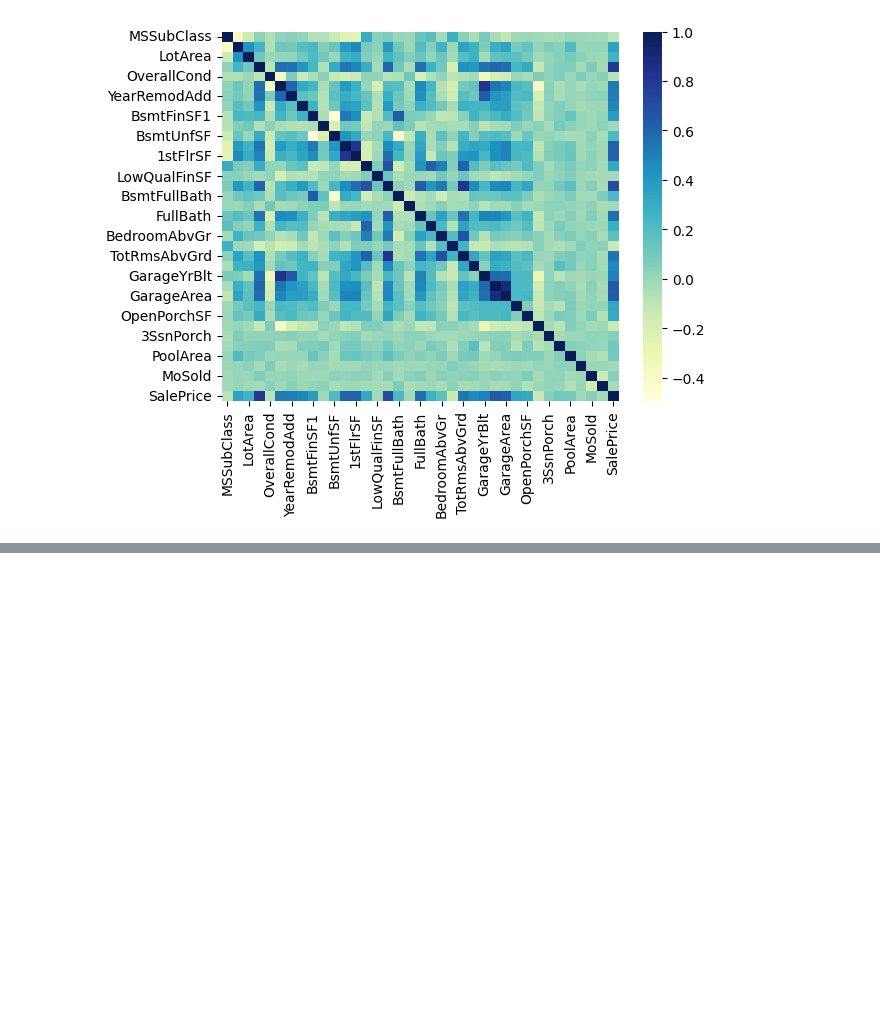
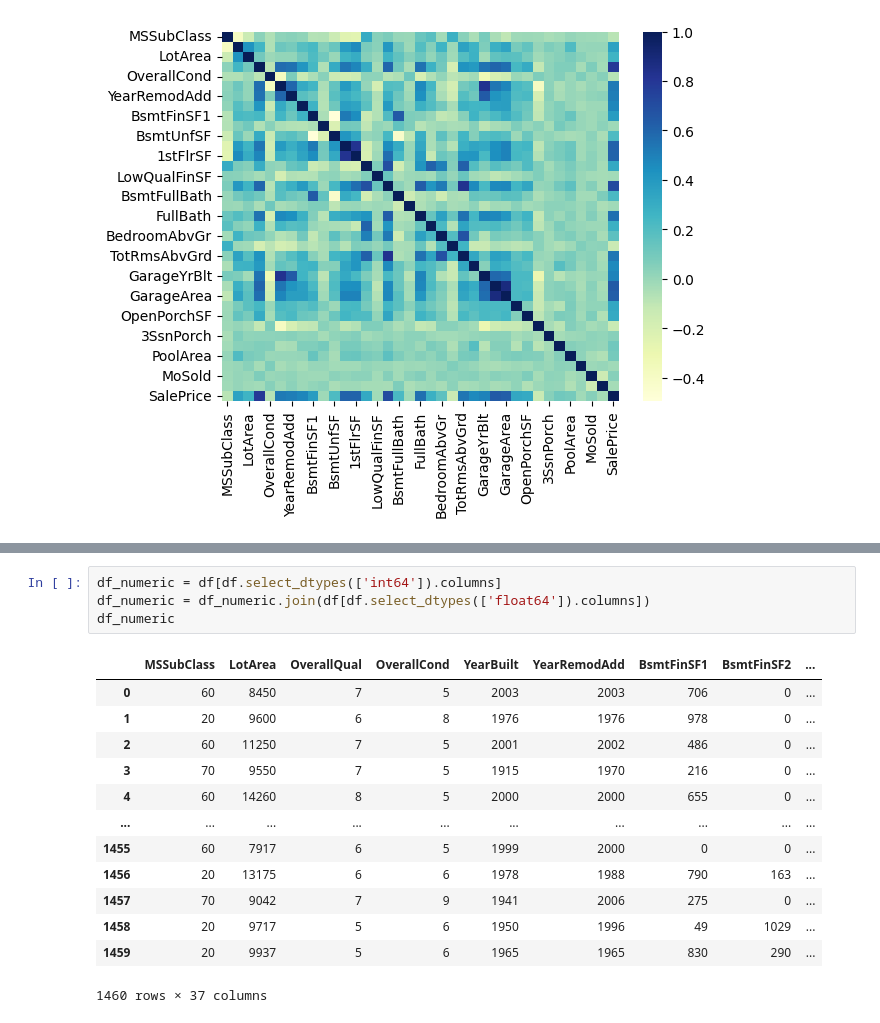
Before and after one commit to rhMyCode/Kaggle, a Jupyter notebook: House-Prices-Advanced-Regression-Techniques/Model_XGBoost.ipynb, the cells around one changed output, grey strips where cells are left out. Drawn from its saved outputs; the diff is of its cells as text; blank space fills up the shorter version.

```diff
--- a/House-Prices-Advanced-Regression-Techniques/Model_XGBoost.ipynb
+++ b/House-Prices-Advanced-Regression-Techniques/Model_XGBoost.ipynb
@@ -150,0 +227,18 @@ plt.show()
+# %%
+df_numeric = df[df.select_dtypes(['int64']).columns]
+df_numeric = df_numeric.join(df[df.select_dtypes(['float64']).columns])
+df_numeric
+# %% [output]
+|  | MSSubClass | LotArea | OverallQual | OverallCond | YearBuilt | YearRemodAdd | BsmtFinSF1 | BsmtFinSF2 | ... |
+| 0 | 60 | 8450 | 7 | 5 | 2003 | 2003 | 706 | 0 | ... |
+| 1 | 20 | 9600 | 6 | 8 | 1976 | 1976 | 978 | 0 | ... |
+| 2 | 60 | 11250 | 7 | 5 | 2001 | 2002 | 486 | 0 | ... |
+| 3 | 70 | 9550 | 7 | 5 | 1915 | 1970 | 216 | 0 | ... |
+| 4 | 60 | 14260 | 8 | 5 | 2000 | 2000 | 655 | 0 | ... |
+| ... | ... | ... | ... | ... | ... | ... | ... | ... | ... |
+| 1455 | 60 | 7917 | 6 | 5 | 1999 | 2000 | 0 | 0 | ... |
+| 1456 | 20 | 13175 | 6 | 6 | 1978 | 1988 | 790 | 163 | ... |
+| 1457 | 70 | 9042 | 7 | 9 | 1941 | 2006 | 275 | 0 | ... |
+| 1458 | 20 | 9717 | 5 | 6 | 1950 | 1996 | 49 | 1029 | ... |
+| 1459 | 20 | 9937 | 5 | 6 | 1965 | 1965 | 830 | 290 | ... |
+1460 rows × 37 columns
```
Also changed, not shown: parts of 21 cells of this notebook.
